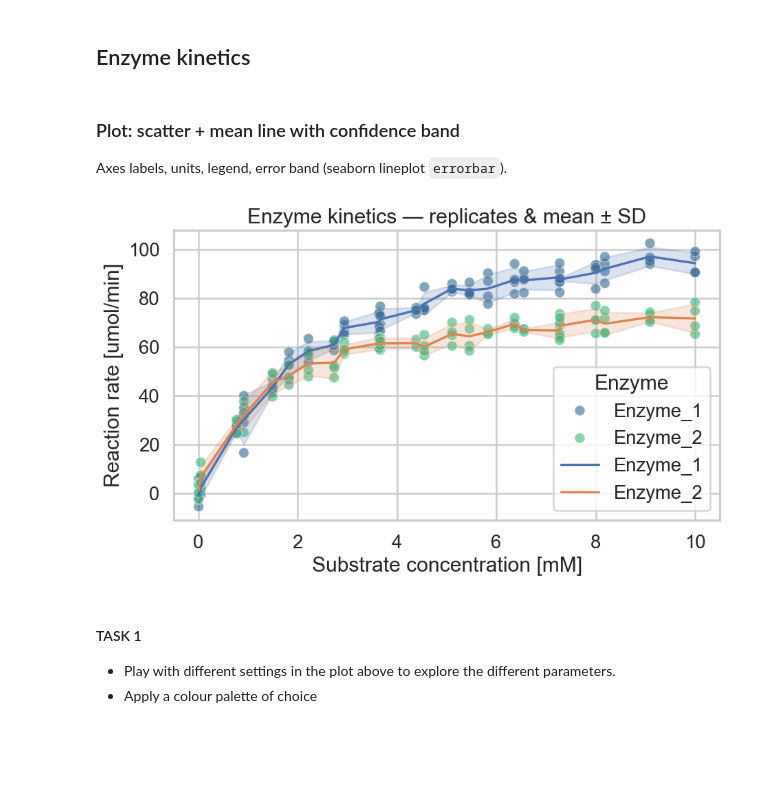
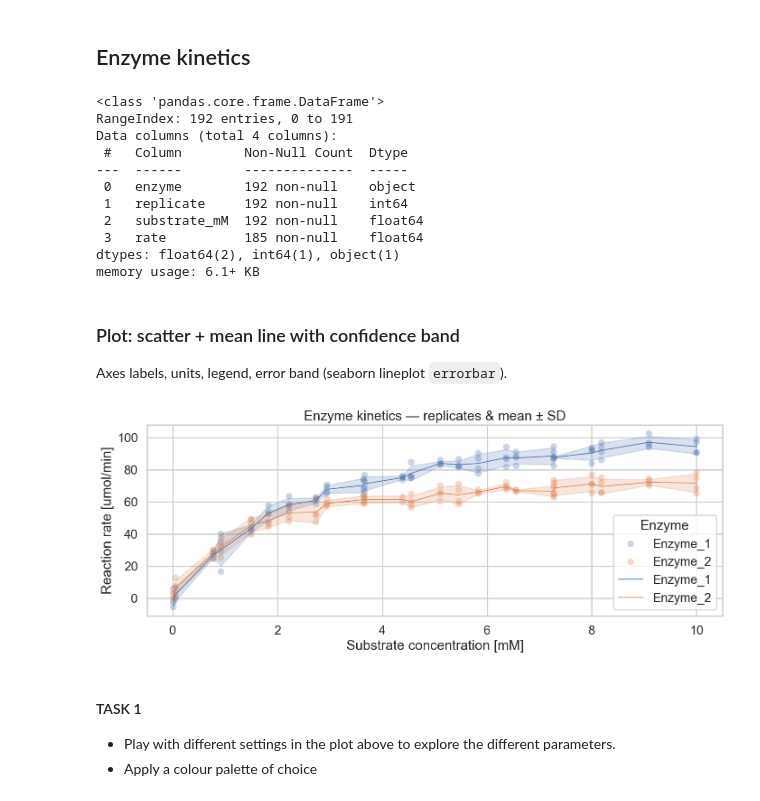
Before and after one commit to schoergj/DSA103, a Jupyter notebook: LifeScienceData/lecture18/visualisation.ipynb, the cells around one changed output. Saved outputs shown, nothing was run; the diff lists cells and outputs as text; code cells hidden in the pictures; blank space fills up the shorter version.

```diff
--- a/LifeScienceData/lecture18/visualisation.ipynb
+++ b/LifeScienceData/lecture18/visualisation.ipynb
@@ -25,24 +18,36 @@ plt.rcParams['figure.dpi'] = 120
 # %%
 # load generated dataset
 enzyme_kinetics_df = pd.read_csv("enzyme_kinetics_df.csv")
-enzyme_kinetics_df.head()
+enzyme_kinetics_df.info()
+# %% [output]
+<class 'pandas.core.frame.DataFrame'>
+RangeIndex: 192 entries, 0 to 191
+Data columns (total 4 columns):
+ #   Column        Non-Null Count  Dtype
+---  ------        --------------  -----
+ 0   enzyme        192 non-null    object
+ 1   replicate     192 non-null    int64
+ 2   substrate_mM  192 non-null    float64
+ 3   rate          185 non-null    float64
+dtypes: float64(2), int64(1), object(1)
+memory usage: 6.1+ KB
 # %% [markdown]
 ### Plot: scatter + mean line with confidence band
 Axes labels, units, legend, error band (seaborn lineplot `errorbar`).
 # %%
 # Scatter + mean trend with uncertainty - 2 plots in one canvas
-plt.figure(figsize=(8,5))
-sns.scatterplot(data=enzyme_kinetics_df, x='substrate_mM', y='rate', hue='enzyme', alpha=0.6)
-sns.lineplot(data=enzyme_kinetics_df, x='substrate_mM', y='rate', hue='enzyme', estimator='mean', errorbar='sd', lw=2)
+plt.figure(figsize=(12,5))
+sns.scatterplot(data=enzyme_kinetics_df, x='substrate_mM', y='rate', hue='enzyme', alpha=0.3)
+sns.lineplot(data=enzyme_kinetics_df, x='substrate_mM', y='rate', hue='enzyme', estimator='mean', errorbar='sd', lw=1)
 plt.xscale('linear')
 plt.xlabel('Substrate concentration [mM]')
 plt.ylabel('Reaction rate [umol/min]')
 plt.title('Enzyme kinetics — replicates & mean ± SD')
 plt.legend(title='Enzyme')
 plt.tight_layout()
 plt.show()
 # %% [output]
-[figure, old version]
+[figure, new version]
 # %% [markdown]
 #### TASK 1
 - Play with different settings in the plot above to explore the different parameters.
```
Also changed, not shown: parts of 10 cells of this notebook, 1 other file.
